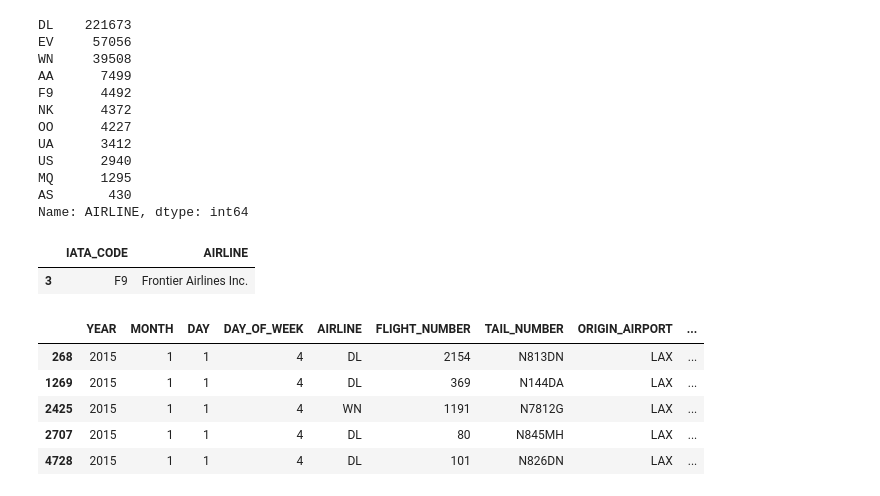
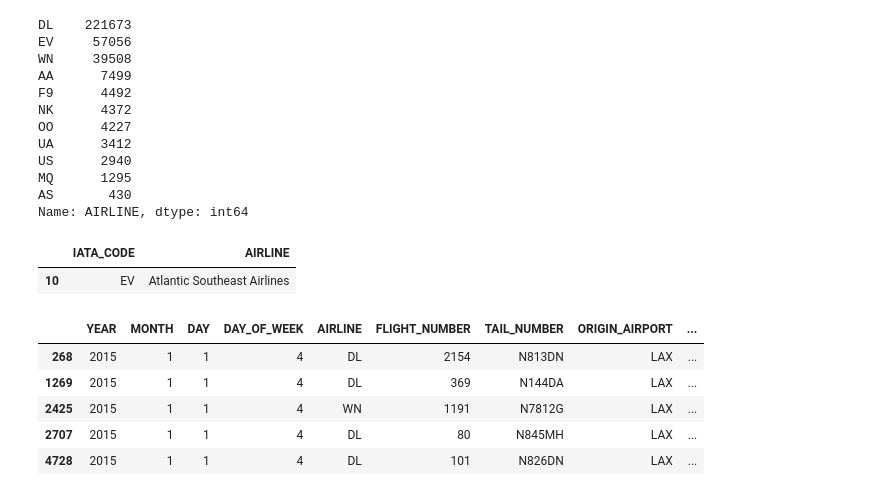
Before and after one commit to idontdomath/datos-exploratory-data-analysis, a Jupyter notebook: class01/03-intro-pandas-flight-delays.ipynb, the cells around one changed output. Saved outputs shown, nothing was run; the diff lists cells and outputs as text; code cells hidden in the pictures.

```diff
--- a/class01/03-intro-pandas-flight-delays.ipynb
+++ b/class01/03-intro-pandas-flight-delays.ipynb
@@ -361,10 +487,10 @@ MQ      1295
 AS       430
 Name: AIRLINE, dtype: int64
 # %%
-airlines[airlines.IATA_CODE == 'F9']
+airlines[airlines.IATA_CODE == 'EV']
 # %% [output]
 |  | IATA_CODE | AIRLINE |
-| 3 | F9 | Frontier Airlines Inc. |
+| 10 | EV | Atlantic Southeast Airlines |
 # %%
 # al indexar nuestro data frame con la columna de True y False solamente obtendremos aquellos con false.
 # tambien es posible adicionar condiciones con operadores logicos
```
Also changed, not shown: parts of 57 cells of this notebook, 1 other file.
